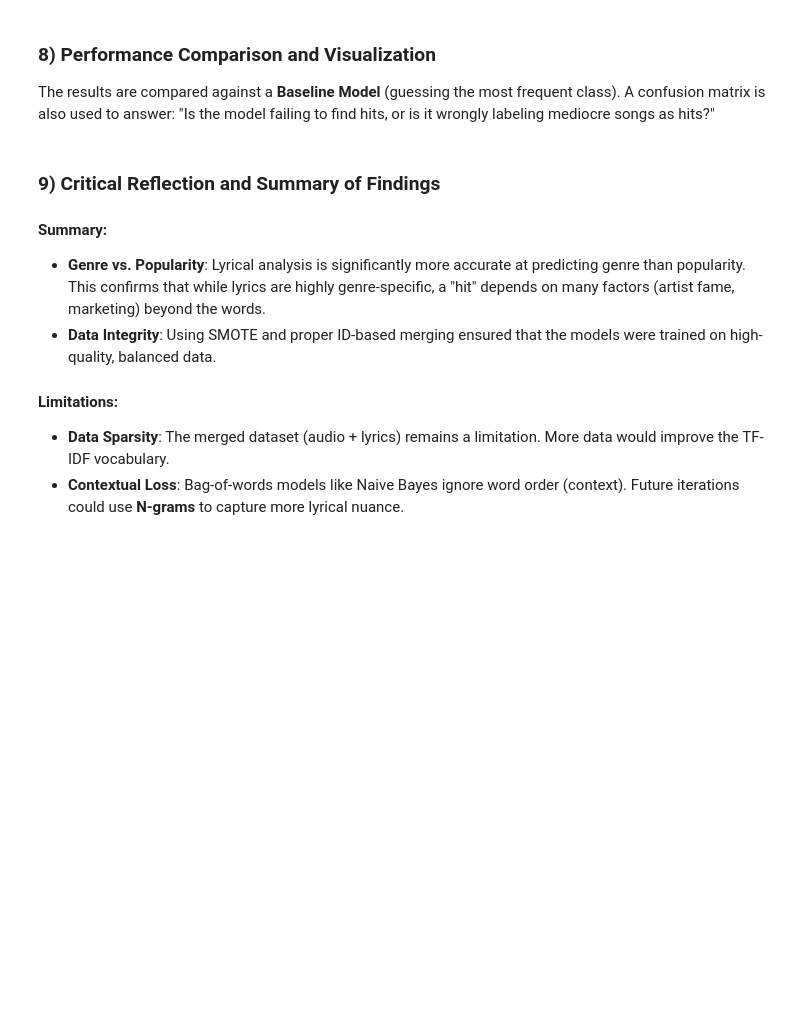
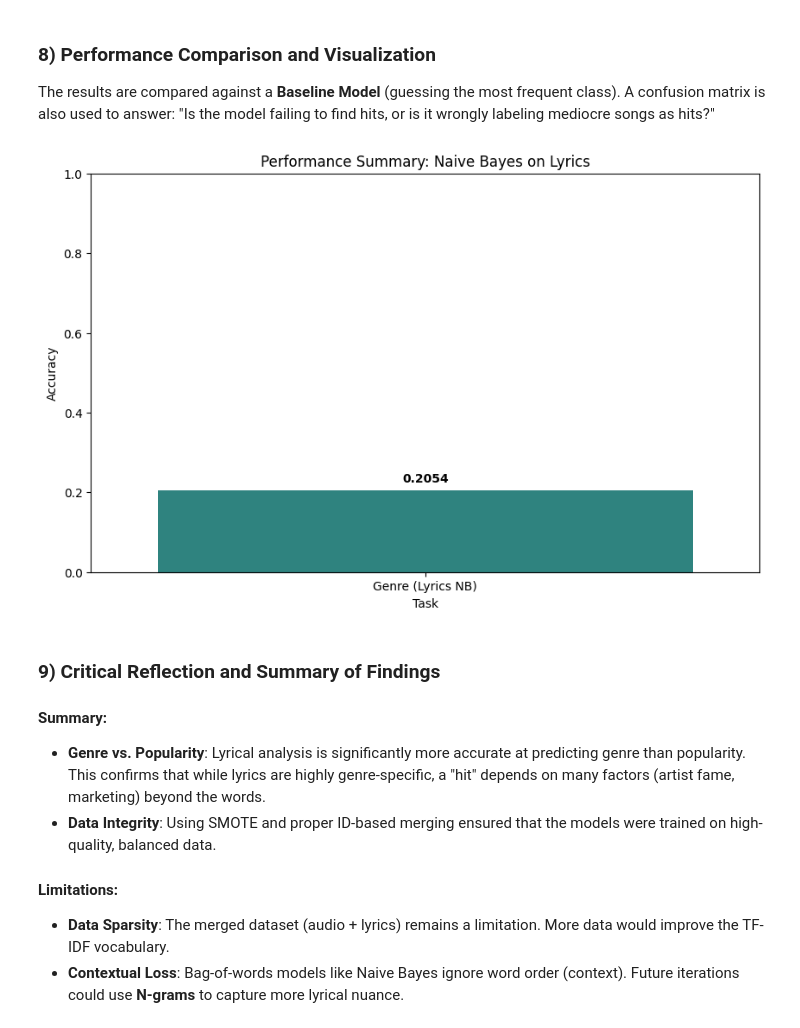
Before and after one commit to priedeler/T06_MusikPopularity, a Jupyter notebook: 02_Models/Naive_Bayes/Lyrics_Analysis.ipynb, the cells around one changed output. Saved outputs shown, nothing was run; the diff lists cells and outputs as text; code cells hidden in the pictures; blank space fills up the shorter version.

```diff
--- a/02_Models/Naive_Bayes/Lyrics_Analysis.ipynb
+++ b/02_Models/Naive_Bayes/Lyrics_Analysis.ipynb
@@ -270,28 +299,28 @@ The results are compared against a **Baseline Model** (guessing the most frequen
 # %%
 # Calculate a simple baseline accuracy (always guessing the most common class)
 majority_class_pop = y_test_pop.value_counts().idxmax()
 baseline_acc_pop = accuracy_score(y_test_pop, [majority_class_pop] * len(y_test_pop))
 
 # Prepare data for the graph
 comparison_data = [
-    {'Task': 'Popularity (Baseline)', 'Accuracy': baseline_acc_pop},
-    {'Task': 'Popularity (Lyrics NB)', 'Accuracy': acc_pop},
     {'Task': 'Genre (Lyrics NB)', 'Accuracy': acc_genre}
 ]
 df_comparison = pd.DataFrame(comparison_data)
 
 # Create the bar chart
 plt.figure(figsize=(10, 6))
 sns.barplot(x='Task', y='Accuracy', data=df_comparison, palette='viridis', hue='Task', legend=False)
 
 plt.title('Performance Summary: Naive Bayes on Lyrics')
 plt.ylim(0, 1)
 
 # Add accuracy labels on top of the bars
 for index, row in df_comparison.iterrows():
     plt.text(index, row['Accuracy'] + 0.02, f"{row['Accuracy']:.4f}", ha="center", fontweight='bold')
 
 plt.show()
+# %% [output]
+[figure, added]
 # %% [markdown]
 ### 9) Critical Reflection and Summary of Findings
 
```
Also changed, not shown: parts of 7 cells of this notebook.
